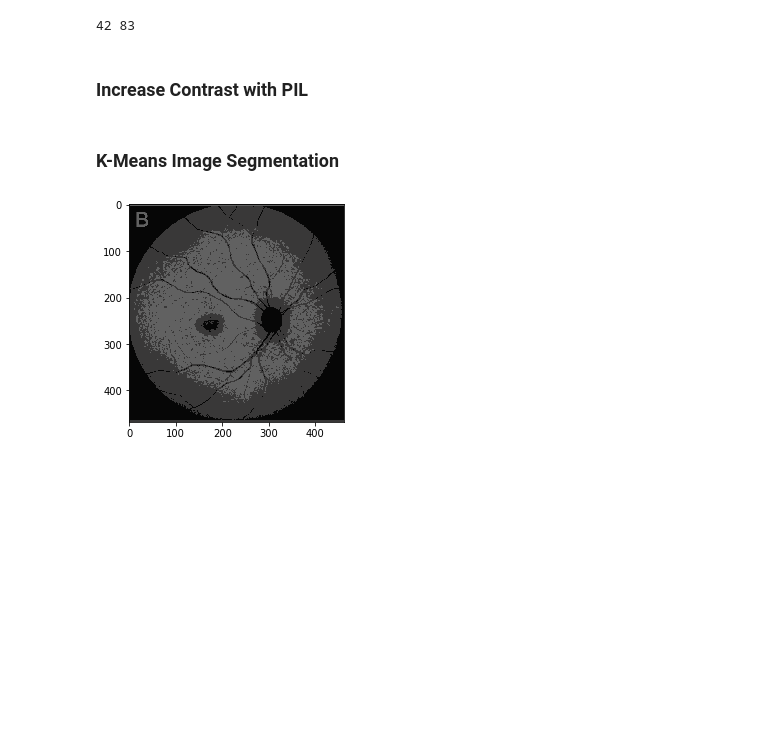
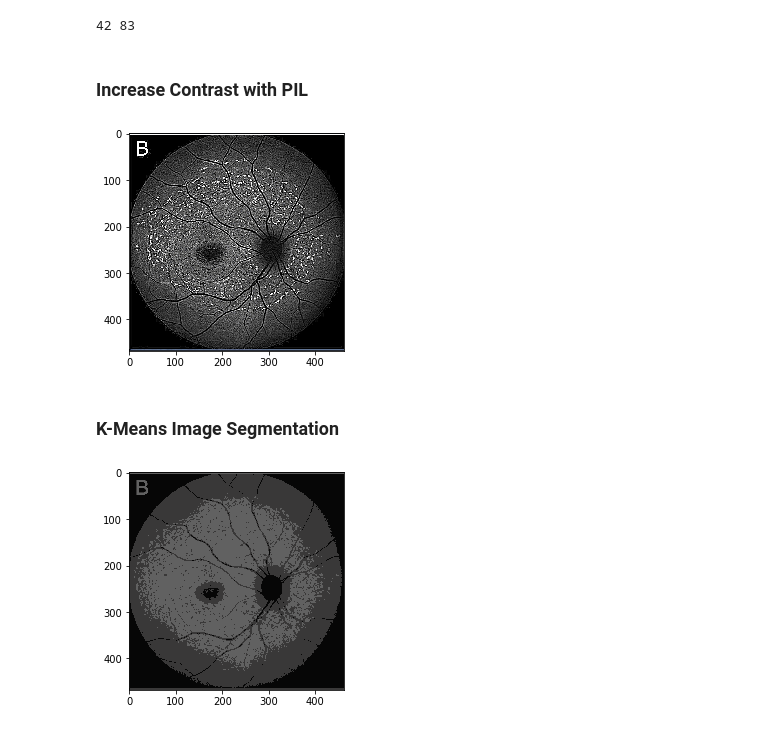
Before and after one commit to asaiyed10/optha, a Jupyter notebook: edge_det_fundus.ipynb, the cells around one changed output. Cells and saved outputs as stored; diff of their text form; code cells hidden in the pictures; blank space fills up the shorter version.

```diff
--- a/edge_det_fundus.ipynb
+++ b/edge_det_fundus.ipynb
@@ -103,10 +103,13 @@ print(i,g)
 # %%
 from PIL import Image, ImageFilter
 im = Image.open('/home/user1/Documents/data_science_portfolio/image_processing/fund_ex.png')
 im = im.filter(ImageFilter.EDGE_ENHANCE_MORE)
 
 
-im.show()
+plt.imshow(im)
+plt.show()
+# %% [output]
+[figure, added]
 # %% [markdown]
 ### K-Means Image Segmentation
 # %%
```
